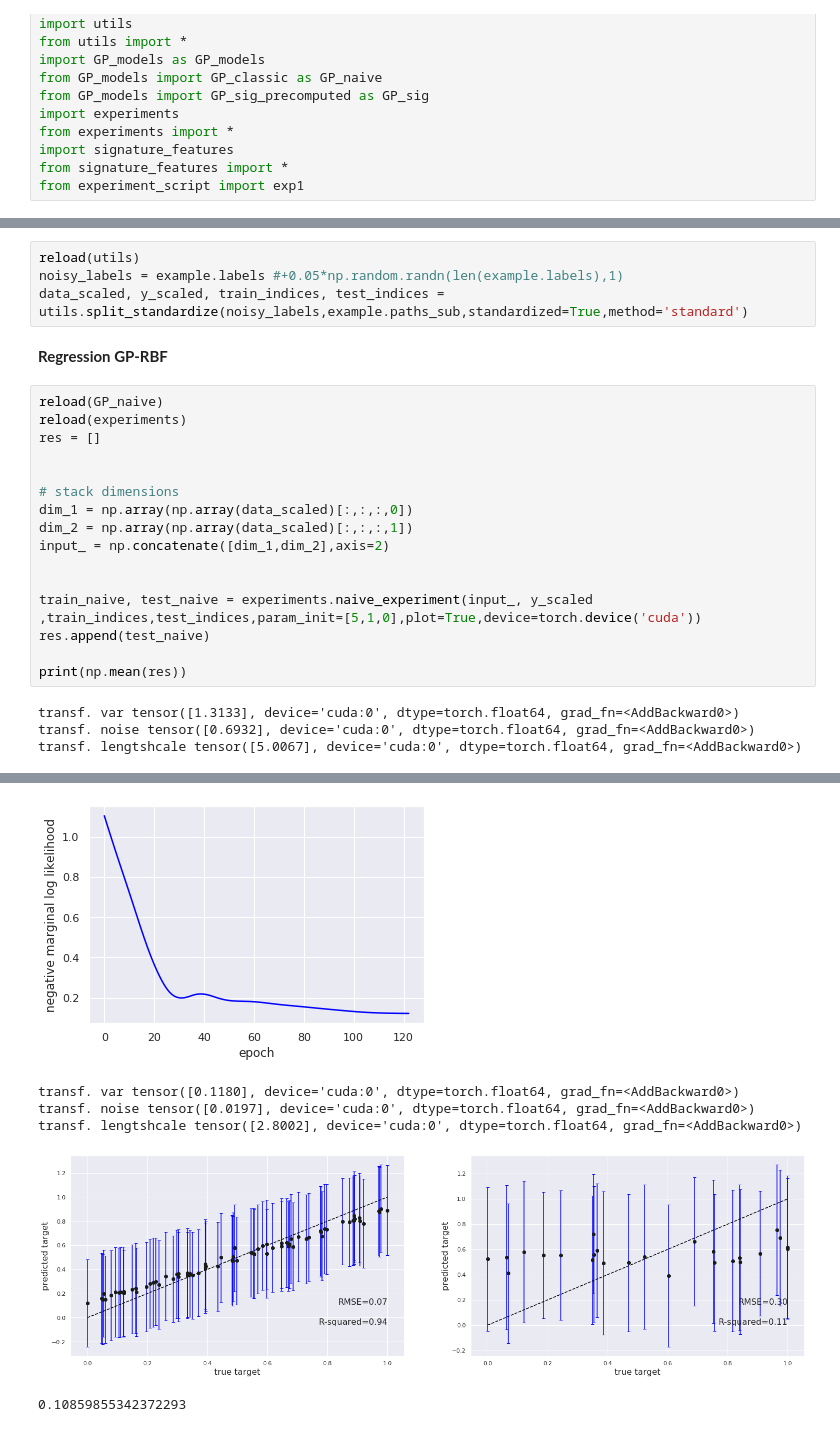
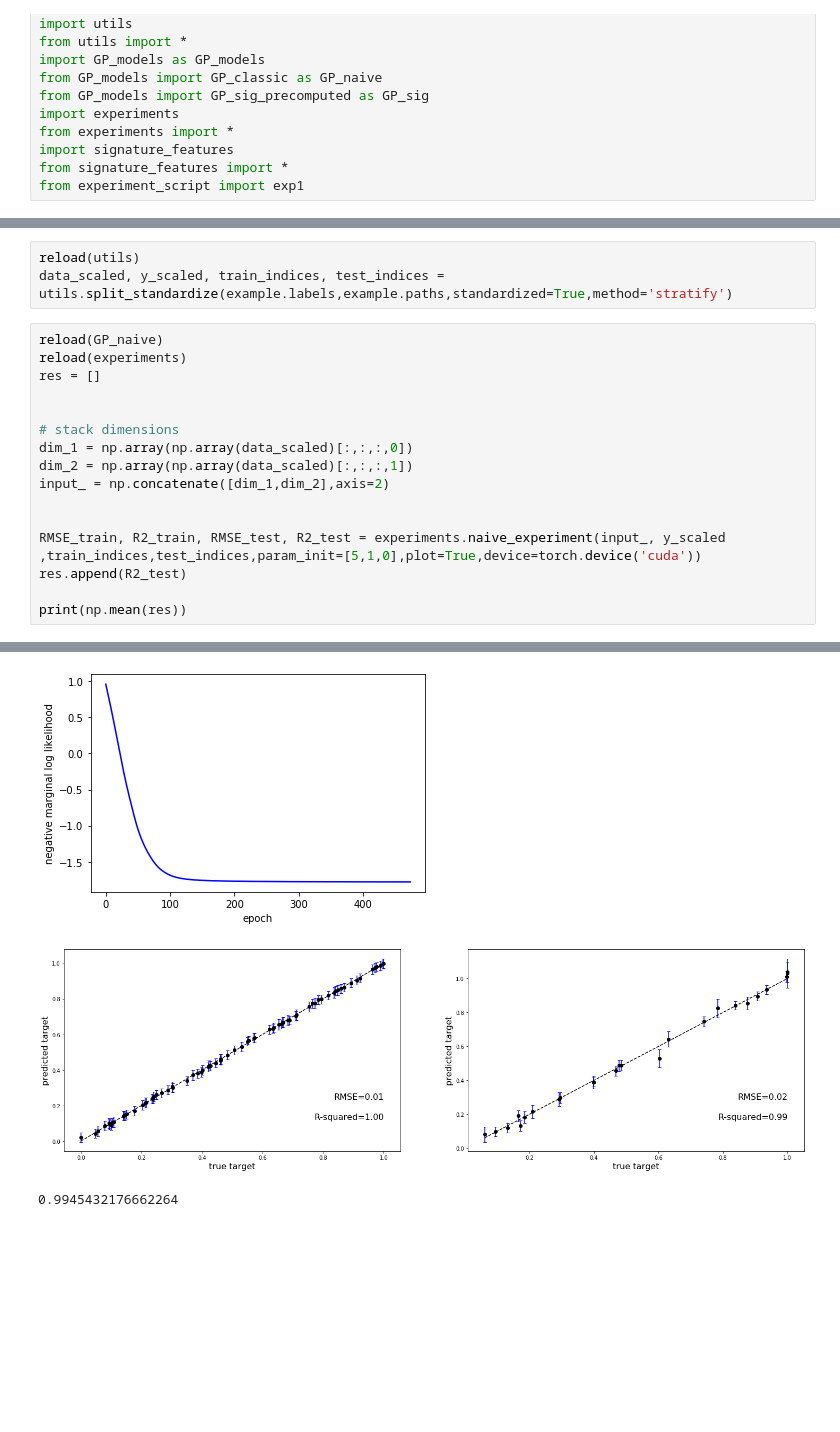
Before and after one commit to maudl3116/Distribution_Regression_Streams, a Jupyter notebook: Looking_For_Good_Synthetic_Datasets_Colab.ipynb, the cells around one changed output, grey strips where cells are left out. Drawn from its saved outputs; the diff is of its cells as text; blank space fills up the shorter version.

```diff
--- a/Looking_For_Good_Synthetic_Datasets_Colab.ipynb
+++ b/Looking_For_Good_Synthetic_Datasets_Colab.ipynb
@@ -68,33 +81,24 @@ example.plot_subsampled_paths(N=2)
 # %%
 reload(utils)
-noisy_labels = example.labels #+0.05*np.random.randn(len(example.labels),1)
-data_scaled, y_scaled, train_indices, test_indices = utils.split_standardize(noisy_labels,example.paths_sub,standardized=True,method='standard')
+data_scaled, y_scaled, train_indices, test_indices = utils.split_standardize(example.labels,example.paths,standardized=True,method='stratify')
-# %% [markdown]
-**Regression GP-RBF**
 # %%
 reload(GP_naive)
 reload(experiments)
 res = []
 
 
 # stack dimensions
 dim_1 = np.array(np.array(data_scaled)[:,:,:,0])
 dim_2 = np.array(np.array(data_scaled)[:,:,:,1])
 input_ = np.concatenate([dim_1,dim_2],axis=2)
 
 
-train_naive, test_naive = experiments.naive_experiment(input_, y_scaled ,train_indices,test_indices,param_init=[5,1,0],plot=True,device=torch.device('cuda'))
-res.append(test_naive)
+RMSE_train, R2_train, RMSE_test, R2_test = experiments.naive_experiment(input_, y_scaled ,train_indices,test_indices,param_init=[5,1,0],plot=True,device=torch.device('cuda'))
+res.append(R2_test)
 
 print(np.mean(res))
 # %% [output]
-transf. var tensor([1.3133], device='cuda:0', dtype=torch.float64, grad_fn=<AddBackward0>)
-transf. noise tensor([0.6932], device='cuda:0', dtype=torch.float64, grad_fn=<AddBackward0>)
-transf. lengtshcale tensor([5.0067], device='cuda:0', dtype=torch.float64, grad_fn=<AddBackward0>)
 [interactive output not drawn]
-[figure, old version]
+[figure, new version]
-transf. var tensor([0.1180], device='cuda:0', dtype=torch.float64, grad_fn=<AddBackward0>)
-transf. noise tensor([0.0197], device='cuda:0', dtype=torch.float64, grad_fn=<AddBackward0>)
-transf. lengtshcale tensor([2.8002], device='cuda:0', dtype=torch.float64, grad_fn=<AddBackward0>)
-[figure, old version]
+[figure, new version]
-0.10859855342372293
+0.9945432176662264
```
Also changed, not shown: parts of 17 cells of this notebook.
